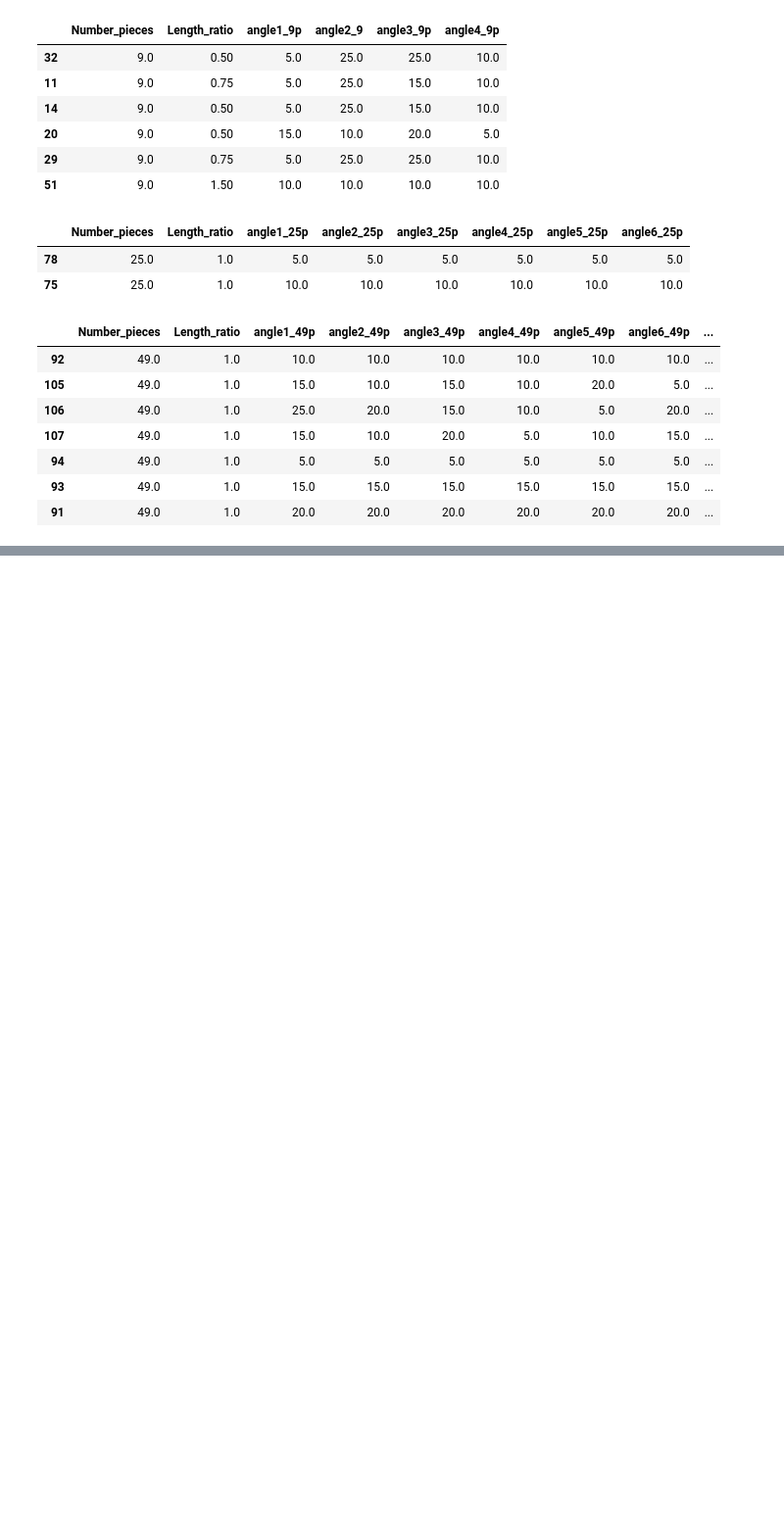
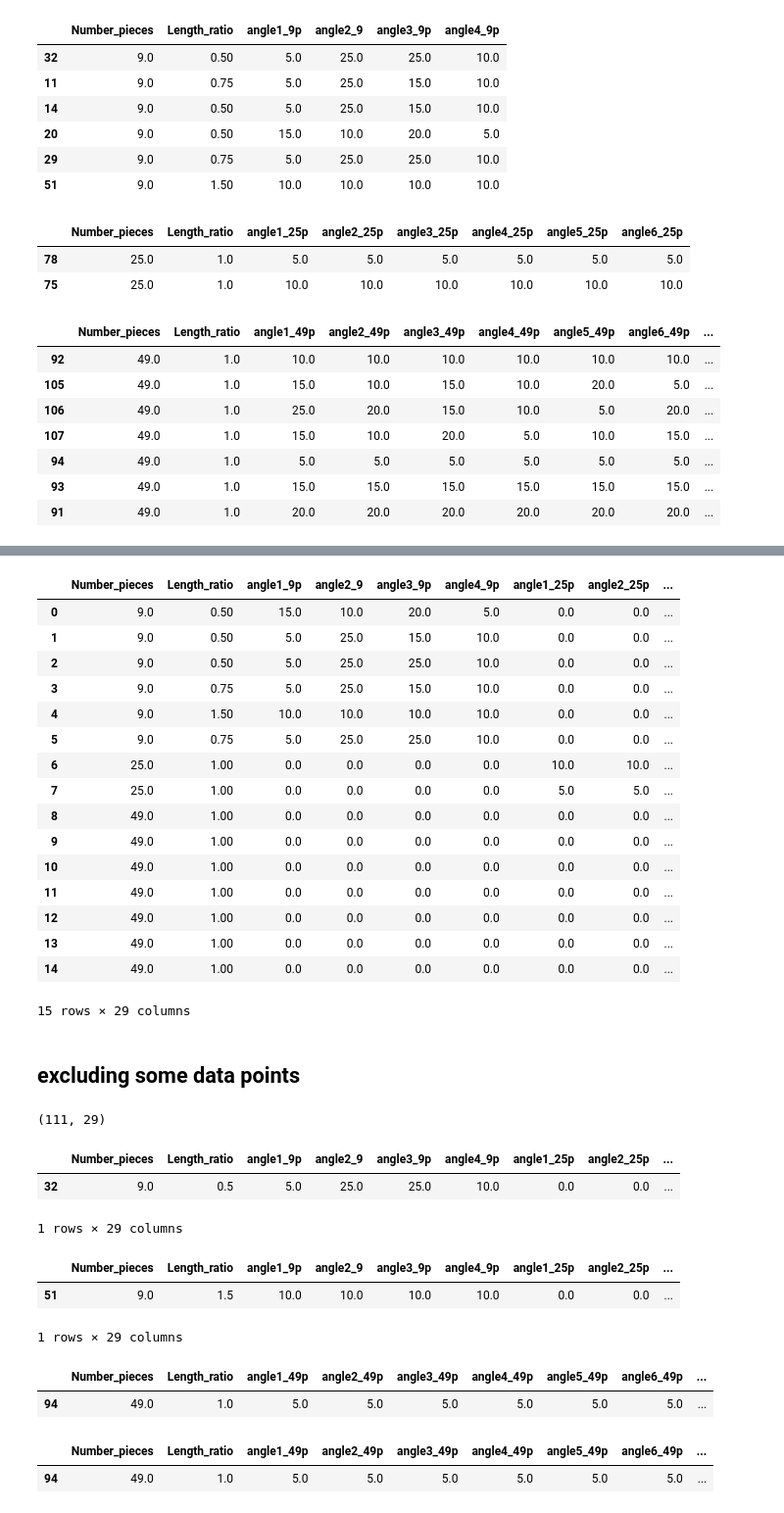
Before and after one commit to Razybehbahani/ML, a Jupyter notebook: FE_analysis/Outliers.ipynb, the cells around one changed output, grey strips where cells are left out. Shown at 98% size. Drawn from its saved outputs; the diff is of its cells as text; code cells hidden in the pictures; blank space fills up the shorter version.

```diff
--- a/FE_analysis/Outliers.ipynb
+++ b/FE_analysis/Outliers.ipynb
@@ -575,0 +667,70 @@ outliers.loc[(outliers.Number_pieces == 49.0)].drop(outliers.iloc[:,2:12], axis
+# %%
+repeat = pd.read_csv("Data/FE_repeatRound2_29param.csv")
+repeat
+# %% [output]
+|  | Number_pieces | Length_ratio | angle1_9p | angle2_9 | angle3_9p | angle4_9p | angle1_25p | angle2_25p | ... |
+| 0 | 9.0 | 0.50 | 15.0 | 10.0 | 20.0 | 5.0 | 0.0 | 0.0 | ... |
+| 1 | 9.0 | 0.50 | 5.0 | 25.0 | 15.0 | 10.0 | 0.0 | 0.0 | ... |
+| 2 | 9.0 | 0.50 | 5.0 | 25.0 | 25.0 | 10.0 | 0.0 | 0.0 | ... |
+| 3 | 9.0 | 0.75 | 5.0 | 25.0 | 15.0 | 10.0 | 0.0 | 0.0 | ... |
+| 4 | 9.0 | 1.50 | 10.0 | 10.0 | 10.0 | 10.0 | 0.0 | 0.0 | ... |
+| 5 | 9.0 | 0.75 | 5.0 | 25.0 | 25.0 | 10.0 | 0.0 | 0.0 | ... |
+| 6 | 25.0 | 1.00 | 0.0 | 0.0 | 0.0 | 0.0 | 10.0 | 10.0 | ... |
+| 7 | 25.0 | 1.00 | 0.0 | 0.0 | 0.0 | 0.0 | 5.0 | 5.0 | ... |
+| 8 | 49.0 | 1.00 | 0.0 | 0.0 | 0.0 | 0.0 | 0.0 | 0.0 | ... |
+| 9 | 49.0 | 1.00 | 0.0 | 0.0 | 0.0 | 0.0 | 0.0 | 0.0 | ... |
+| 10 | 49.0 | 1.00 | 0.0 | 0.0 | 0.0 | 0.0 | 0.0 | 0.0 | ... |
+| 11 | 49.0 | 1.00 | 0.0 | 0.0 | 0.0 | 0.0 | 0.0 | 0.0 | ... |
+| 12 | 49.0 | 1.00 | 0.0 | 0.0 | 0.0 | 0.0 | 0.0 | 0.0 | ... |
+| 13 | 49.0 | 1.00 | 0.0 | 0.0 | 0.0 | 0.0 | 0.0 | 0.0 | ... |
+| 14 | 49.0 | 1.00 | 0.0 | 0.0 | 0.0 | 0.0 | 0.0 | 0.0 | ... |
+15 rows × 29 columns
+# %% [markdown]
+## excluding some data points
+# %%
+### read all the simulation data with different properties
+df1 = pd.read_csv("Data/FE_constAng3_29param.csv")
+
+df2 = pd.read_csv("Data/FE_Var_SizeAngle3_29param.csv")
+
+df3 = pd.read_csv("Data/FE_Var_SizeConstAng3_29param.csv")
+
+df4 = pd.read_csv("Data/FE_varAng3_29param.csv")
+
+df5 = pd.read_csv("Data/FE_constAng5_29param.csv")
+
+df6 = pd.read_csv("Data/FE_varAng5_29param.csv")
+
+df7 = pd.read_csv("Data/FE_constAng7_29param.csv")
+
+df8 = pd.read_csv("Data/FE_varAng7_29param.csv")
+
+df9 = pd.read_csv("Data/FE_constAng3_repeat_29param.csv")
+
+df_combined = pd.concat([df1, df2, df3, df4, df5, df6, df7, df8 , df9
+                       ], axis = 0, ignore_index = True)
+df_combined.shape
+# %% [output]
+(111, 29)
+# %%
+df_combined.loc[(df_combined.Safety_factor < 0.015)]
+# %% [output]
+|  | Number_pieces | Length_ratio | angle1_9p | angle2_9 | angle3_9p | angle4_9p | angle1_25p | angle2_25p | ... |
+| 32 | 9.0 | 0.5 | 5.0 | 25.0 | 25.0 | 10.0 | 0.0 | 0.0 | ... |
+1 rows × 29 columns
+# %%
+df_combined.loc[(df_combined.FricDissipRate > 4)]
+# %% [output]
+|  | Number_pieces | Length_ratio | angle1_9p | angle2_9 | angle3_9p | angle4_9p | angle1_25p | angle2_25p | ... |
+| 51 | 9.0 | 1.5 | 10.0 | 10.0 | 10.0 | 10.0 | 0.0 | 0.0 | ... |
+1 rows × 29 columns
+# %%
+df_combined.loc[(df_combined.Tot_contactEngy > 50)].drop(df_combined.iloc[:,2:12], axis = 'columns')
+# %% [output]
+|  | Number_pieces | Length_ratio | angle1_49p | angle2_49p | angle3_49p | angle4_49p | angle5_49p | angle6_49p | ... |
+| 94 | 49.0 | 1.0 | 5.0 | 5.0 | 5.0 | 5.0 | 5.0 | 5.0 | ... |
+# %%
+df_combined.loc[(df_combined.Elast_strainEngy > 15)].drop(df_combined.iloc[:,2:12], axis = 'columns')
+# %% [output]
+|  | Number_pieces | Length_ratio | angle1_49p | angle2_49p | angle3_49p | angle4_49p | angle5_49p | angle6_49p | ... |
+| 94 | 49.0 | 1.0 | 5.0 | 5.0 | 5.0 | 5.0 | 5.0 | 5.0 | ... |
```
Also changed, not shown: parts of 19 cells of this notebook, 4 other files.
